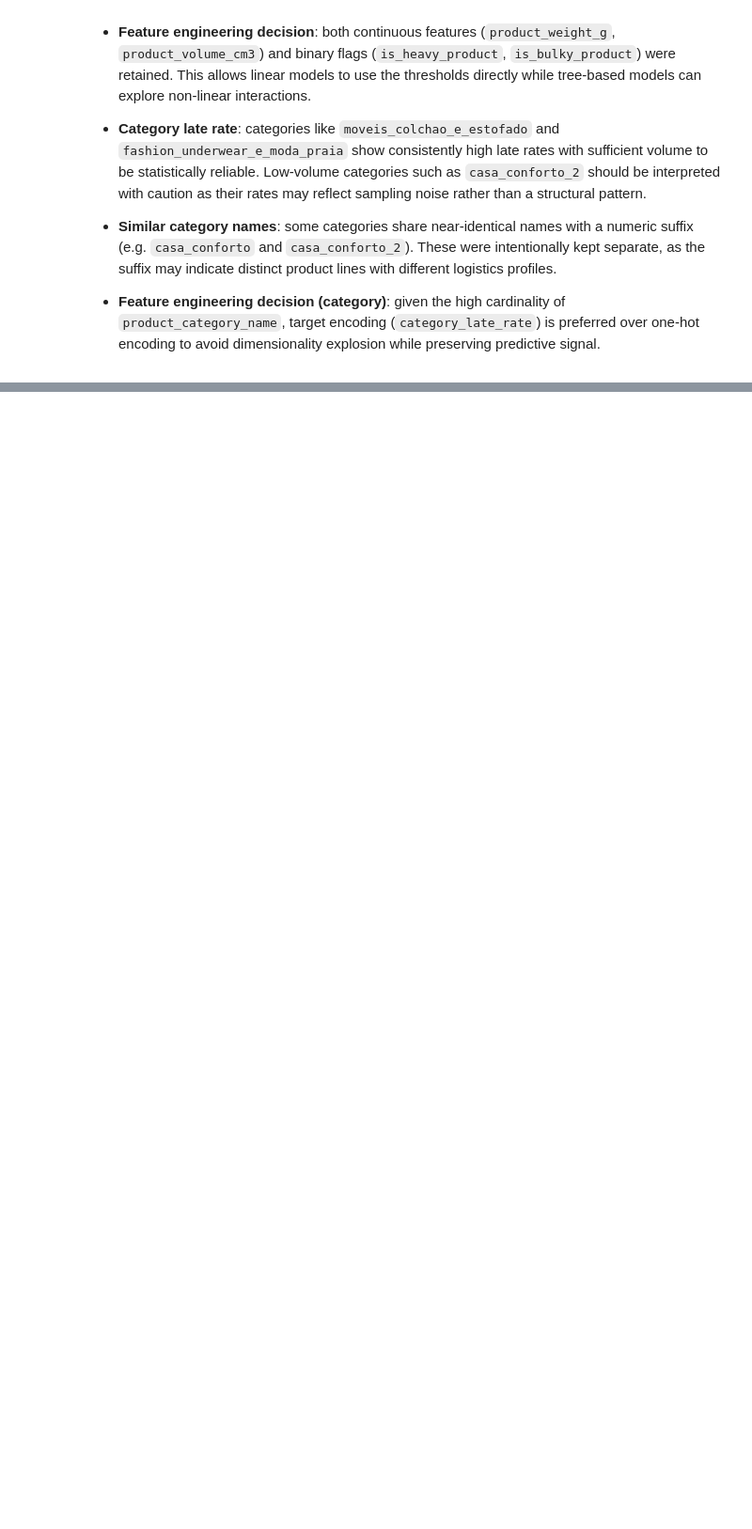
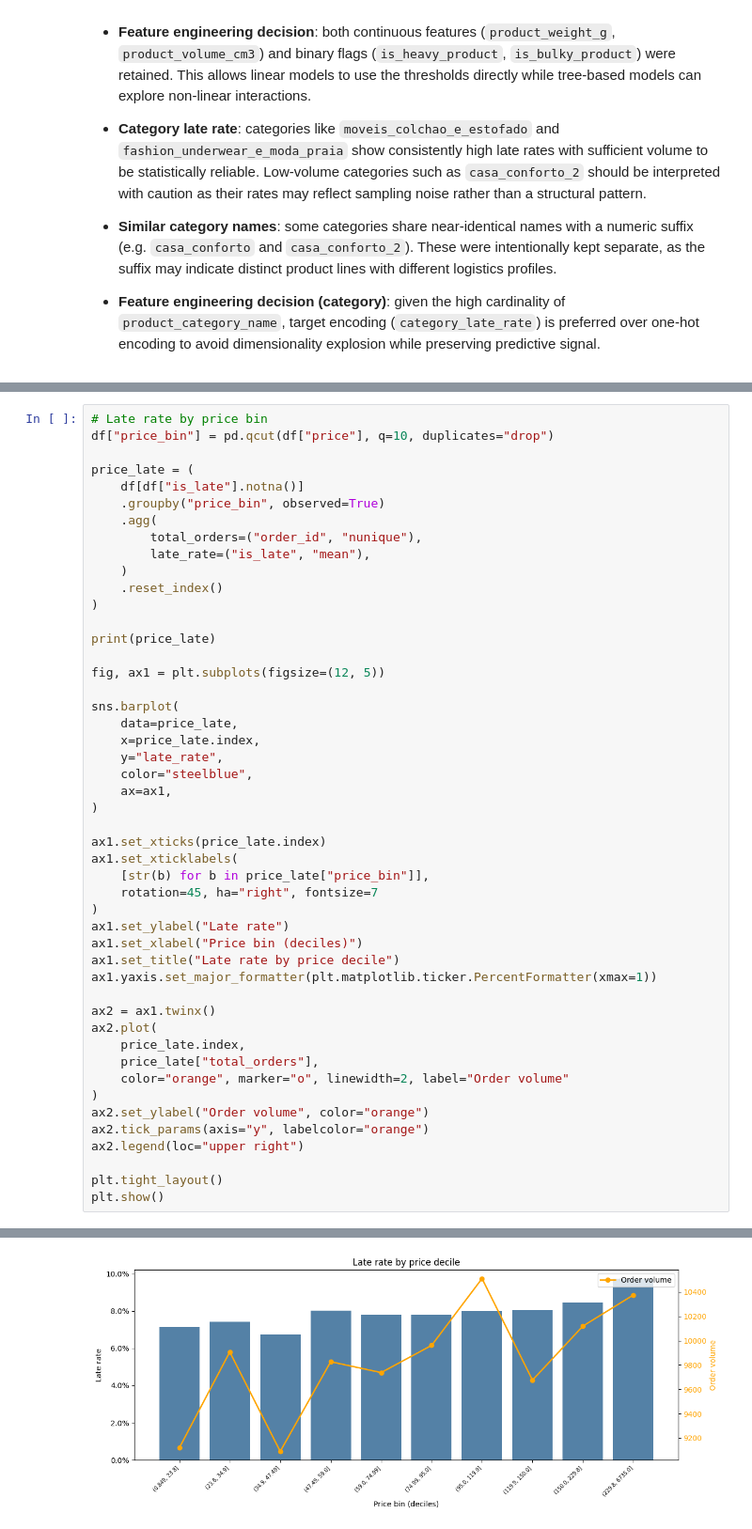
Before and after one commit to Gabverz/Logistics_optimizer, a Jupyter notebook: eda_logistics.ipynb, the cells around one changed output, grey strips where cells are left out. Shown at 94% size. Cells and saved outputs as stored; diff of their text form; blank space fills up the shorter version.

```diff
--- a/eda_logistics.ipynb
+++ b/eda_logistics.ipynb
@@ -848,0 +923,49 @@ plt.show()
+# %%
+# Late rate by price bin
+df["price_bin"] = pd.qcut(df["price"], q=10, duplicates="drop")
+
+price_late = (
+    df[df["is_late"].notna()]
+    .groupby("price_bin", observed=True)
+    .agg(
+        total_orders=("order_id", "nunique"),
+        late_rate=("is_late", "mean"),
+    )
+    .reset_index()
+)
+
+print(price_late)
+
+fig, ax1 = plt.subplots(figsize=(12, 5))
+
+sns.barplot(
+    data=price_late,
+    x=price_late.index,
+    y="late_rate",
+    color="steelblue",
+    ax=ax1,
+)
+
+ax1.set_xticks(price_late.index)
+ax1.set_xticklabels(
+    [str(b) for b in price_late["price_bin"]],
+    rotation=45, ha="right", fontsize=7
+)
+ax1.set_ylabel("Late rate")
+ax1.set_xlabel("Price bin (deciles)")
+ax1.set_title("Late rate by price decile")
+ax1.yaxis.set_major_formatter(plt.matplotlib.ticker.PercentFormatter(xmax=1))
+
+ax2 = ax1.twinx()
+ax2.plot(
+    price_late.index,
+    price_late["total_orders"],
+    color="orange", marker="o", linewidth=2, label="Order volume"
+)
+ax2.set_ylabel("Order volume", color="orange")
+ax2.tick_params(axis="y", labelcolor="orange")
+ax2.legend(loc="upper right")
+
+plt.tight_layout()
+plt.show()
+# %% [output]
@@ -848,0 +983 @@ plt.show()
+[figure, added]
```
Also changed, not shown: parts of 4 cells of this notebook.
